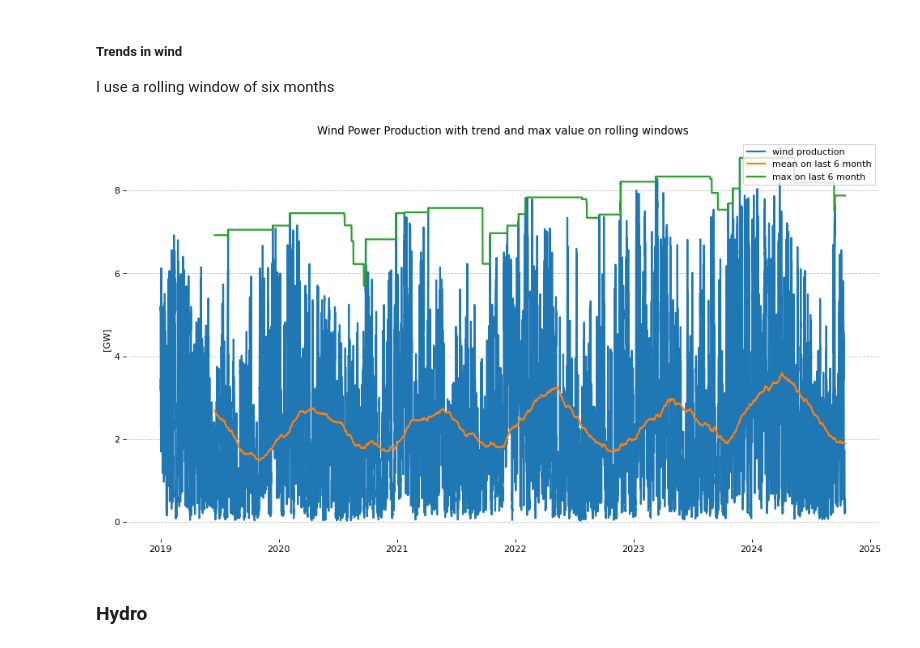
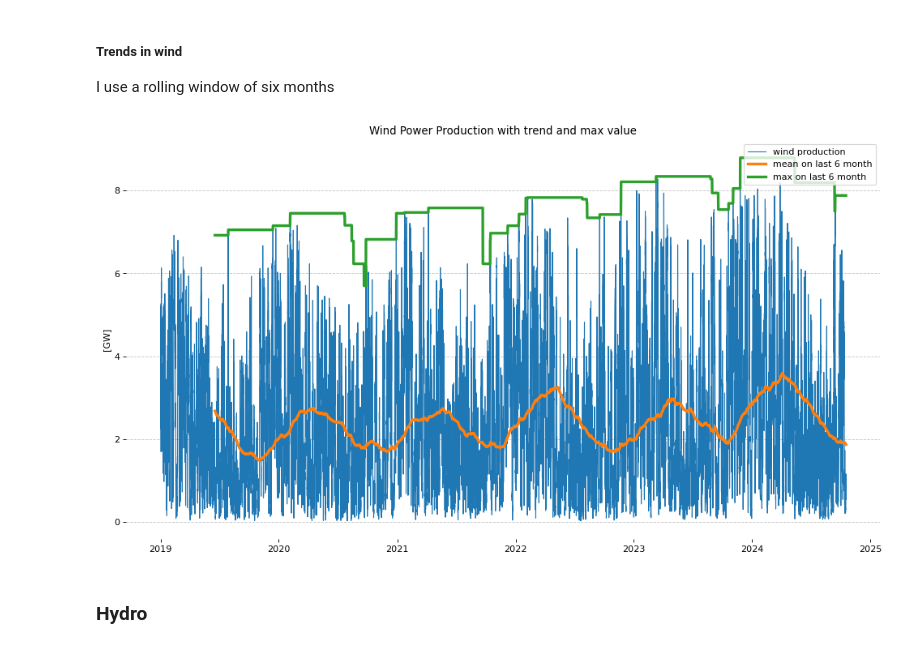
Before and after one commit to samueledelia/Italian-imbalance-forecasting, a Jupyter notebook: notebook/data_exploration/power_generation.ipynb, the cells around one changed output. Drawn from its saved outputs; the diff is of its cells as text; code cells hidden in the pictures.

```diff
--- a/notebook/data_exploration/power_generation.ipynb
+++ b/notebook/data_exploration/power_generation.ipynb
@@ -16,9 +16,9 @@ import importlib
 importlib.reload(utils)
 
 # SQL query to fetch data
-sql_query = "SELECT * FROM TERNA_SUNSET_RENEWABLE_GENERATION"
-ren_energy = fetch_db_table_sqlserver16(sql=sql_query, verbose=False)
-ren_energy = ren_energy.sort_values(by='ORAINI')
+sql_query = "SELECT * FROM TERNA_SUNSET_ENERGY_BALANCE"
+power = fetch_db_table_sqlserver16(sql=sql_query, verbose=False)
+power = power.sort_values(by='ORAINI')
 
-ren_energy
+power
 # %% [output]
@@ -38,11 +38,11 @@ ren_energy
 # %%
 # Filter the DataFrame for the relevant columns and rows
-ren_energy = ren_energy[['RENEWABLE_GENERATION_GWh', 'ORAINI', 'ENERGY_SOURCE']]
+power = power[['ENERGY_BALANCE_GWh', 'ORAINI', 'ENERGY_SOURCE']]
 # Convert ORAINI to datetime using the correct method
-ren_energy['ORAINI'] = pd.to_datetime(ren_energy['ORAINI'], format='%Y%m%d%H%M')
-ren_energy.set_index('ORAINI', inplace=True)
+power['ORAINI'] = pd.to_datetime(power['ORAINI'], format='%Y%m%d%H%M')
+power.set_index('ORAINI', inplace=True)
 
-ren_energy
+power
 # %% [output]
 A value is trying to be set on a copy of a slice from a DataFrame.
 Try using .loc[row_indexer,col_indexer] = value instead
@@ -77,6 +77,7 @@ print(energy_sources_list)
 # %%
-wind = utils.filter_and_rename_energy_source(ren_energy, 'Wind', 'WIND_GWH')
-photovoltaic = utils.filter_and_rename_energy_source(ren_energy, 'Photovoltaic', 'PHOTOVOLTAIC_GWH')
-hydro = utils.filter_and_rename_energy_source(ren_energy, 'Hydro', 'HYDRO_GWH')
-biomass = utils.filter_and_rename_energy_source(ren_energy, 'Biomass', 'BIOMASS_GWH')
-geothermal = utils.filter_and_rename_energy_source(ren_energy, 'Geothermal', 'WIND_GWH')
+thermo = utils.filter_and_rename_energy_source(power, 'Thermal', 'THERMO_GWH')
+wind = utils.filter_and_rename_energy_source(power, 'Wind', 'WIND_GWH')
+solar = utils.filter_and_rename_energy_source(power, 'Photovoltaic', 'SOLAR_GWH')
+hydro = utils.filter_and_rename_energy_source(power, 'Hydro', 'HYDRO_GWH')
+geothermal = utils.filter_and_rename_energy_source(power, 'Geothermal', 'GEO_GWH')
+forex = utils.filter_and_rename_energy_source(power, 'Net Foreign Exchange', 'FOREX_GWH')
@@ -152,20 +217,20 @@ plt.show()
 I use a rolling window of six months
 # %%
 fig, ax = plt.subplots(figsize=[15,8], dpi=DPI)
-ax.plot(wind["WIND_GWH"], linewidth=2, label = 'wind production')
-ax.plot(wind["WIND_GWH"].rolling(24*7*4*6, center=False).mean(), linewidth=2, label = 'mean on last 6 month')
-ax.plot(wind["WIND_GWH"].rolling(24*7*4*6, center=False).max(), linewidth=2, label = 'max on last 6 month')
+ax.plot(wind["WIND_GWH"], linewidth=1, label = 'wind production')
+ax.plot(wind["WIND_GWH"].rolling(24*7*4*6, center=False).mean(), linewidth=3, label = 'mean on last 6 month')
+ax.plot(wind["WIND_GWH"].rolling(24*7*4*6, center=False).max(), linewidth=3, label = 'max on last 6 month')
 # Hide specific plot spines
 ax.spines["left"].set_visible(False)
 ax.spines["right"].set_visible(False)
 ax.spines["top"].set_visible(False)
 ax.spines["bottom"].set_visible(False)
 
 ax.grid(True, axis='y', linestyle='--', alpha=0.7)
-ax.set_title("Wind Power Production with trend and max value on rolling windows"); ax.set_ylabel("[GW]")
+ax.set_title("Wind Power Production with trend and max value"); ax.set_ylabel("[GW]")
 ax.legend(loc='upper right')
 plt.show()
 # %% [output]
-[figure, old version]
+[figure, new version]
 # %% [markdown]
 ### Hydro
```
Also changed, not shown: parts of 38 cells of this notebook, 6 other files.
